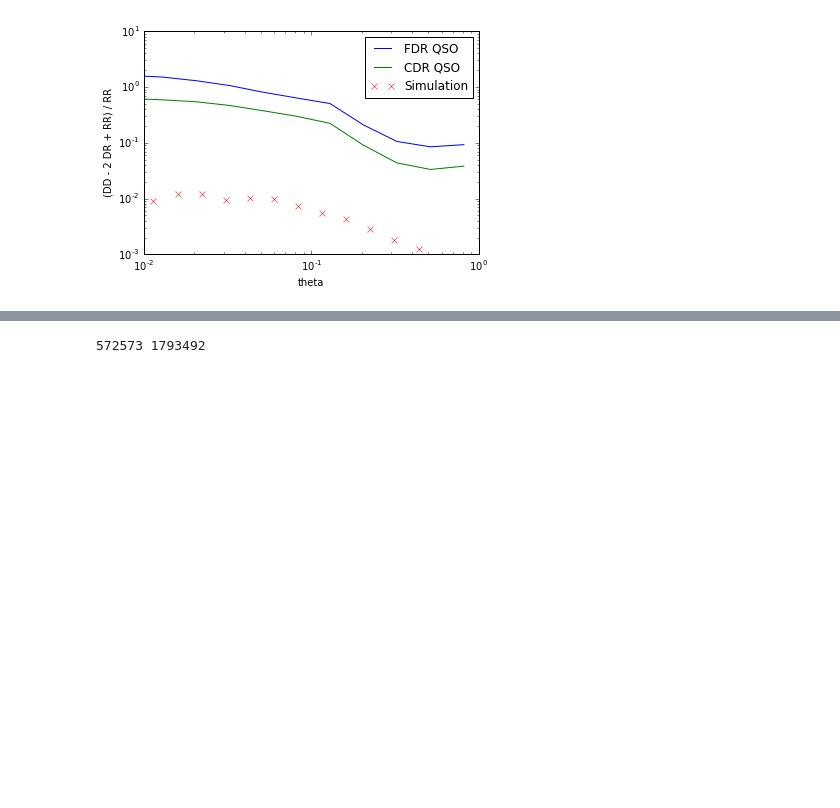
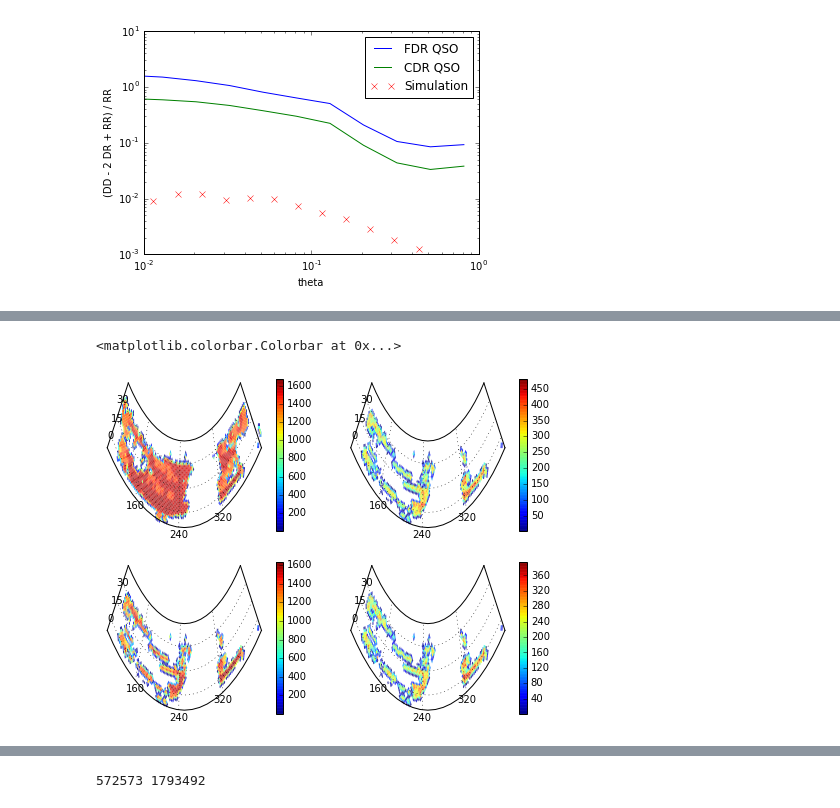
Before and after one commit to bccp/imaginglss-notebooks, a Jupyter notebook: DR2FDRClustering.ipynb, the cells around one changed output, grey strips where cells are left out. Cells and saved outputs as stored; diff of their text form; code cells hidden in the pictures; blank space fills up the shorter version.

```diff
--- a/DR2FDRClustering.ipynb
+++ b/DR2FDRClustering.ipynb
@@ -209,0 +233,18 @@ number_density(CDR_QSO)
+# %%
+#LRG is screwed up big in FDR TS definition. Lack of R band lim.
+figure(figsize=(8, 6))
+ax = subplot(221, projection='aea')
+number_density(ax, LRGR)
+colorbar()
+ax = subplot(222, projection='aea')
+number_density(ax, LRG)
+colorbar()
+ax = subplot(223, projection='aea')
+number_density(ax, CDR_LRGR)
+colorbar()
+ax = subplot(224, projection='aea')
+number_density(ax, CDR_LRG)
+colorbar()
+# %% [output]
+<matplotlib.colorbar.Colorbar at 0x...>
+[figure, added]
```
Also changed, not shown: parts of 11 cells of this notebook.
